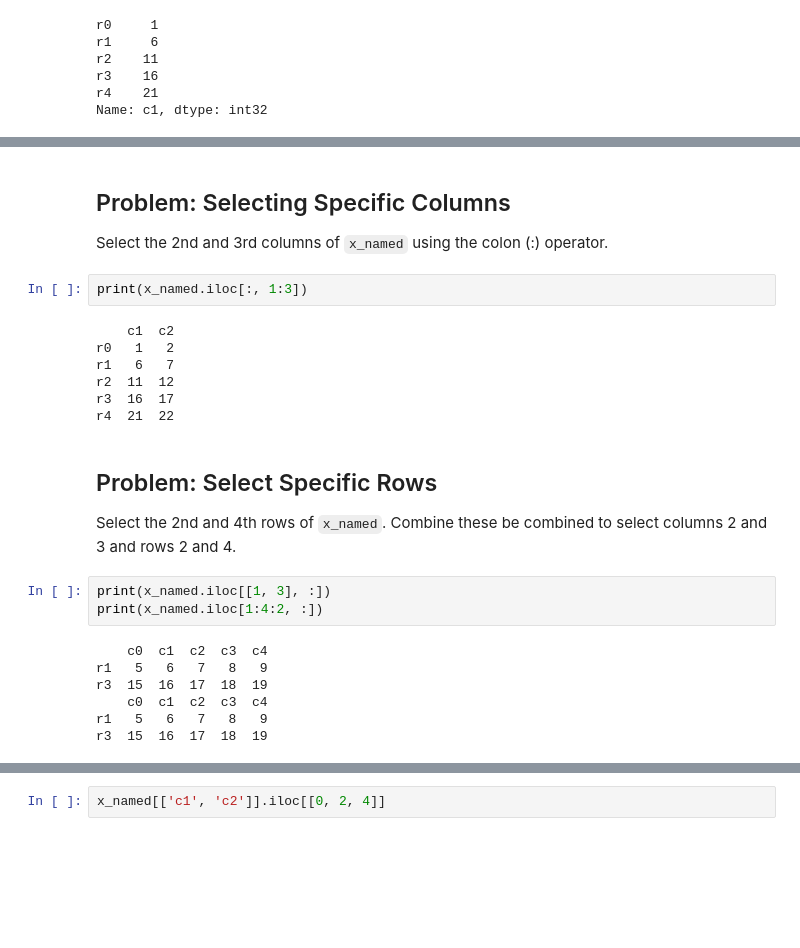
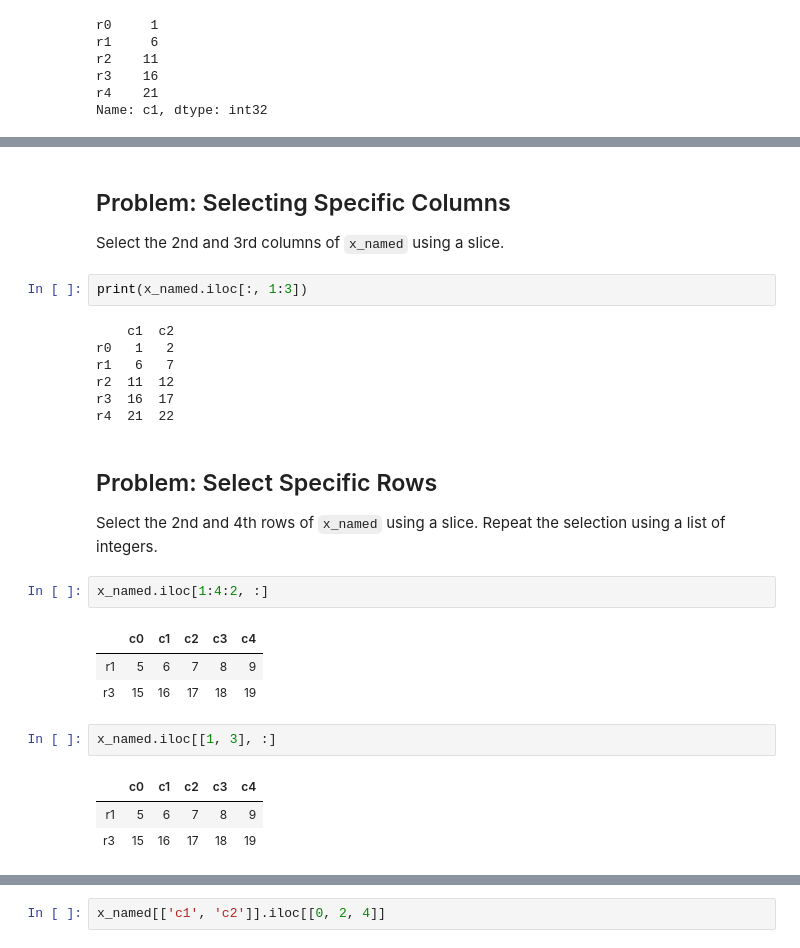
Before and after one commit to bashtage/python-introduction, a Jupyter notebook: solutions/lesson-10.ipynb, the cells around one changed output, grey strips where cells are left out. Cells and saved outputs as stored; diff of their text form; blank space fills up the shorter version.

```diff
--- a/solutions/lesson-10.ipynb
+++ b/solutions/lesson-10.ipynb
@@ -112,6 +139,6 @@ r4  21
 # %% [markdown]
 ## Problem: Selecting Specific Columns
-Select the 2nd and 3rd columns of `x_named` using the colon (:) operator.
+Select the 2nd and 3rd columns of `x_named` using a slice.
 # %%
 print(x_named.iloc[:, 1:3])
 # %% [output]
@@ -124,15 +151,17 @@ r4  21  22
 # %% [markdown]
 ## Problem: Select Specific Rows
 
-Select the 2nd and 4th rows of `x_named`.
-Combine these be combined to select columns 2 and 3 and rows 2 and 4.
+Select the 2nd and 4th rows of `x_named` using a slice.  Repeat the
+selection using a list of integers.
 # %%
-print(x_named.iloc[[1, 3], :])
-print(x_named.iloc[1:4:2, :])
+x_named.iloc[1:4:2, :]
 # %% [output]
-    c0  c1  c2  c3  c4
-r1   5   6   7   8   9
-r3  15  16  17  18  19
-    c0  c1  c2  c3  c4
-r1   5   6   7   8   9
-r3  15  16  17  18  19
+|  | c0 | c1 | c2 | c3 | c4 |
+| r1 | 5 | 6 | 7 | 8 | 9 |
+| r3 | 15 | 16 | 17 | 18 | 19 |
+# %%
+x_named.iloc[[1, 3], :]
+# %% [output]
+|  | c0 | c1 | c2 | c3 | c4 |
+| r1 | 5 | 6 | 7 | 8 | 9 |
+| r3 | 15 | 16 | 17 | 18 | 19 |
```
Also changed, not shown: parts of 18 cells of this notebook, 7 other files.
